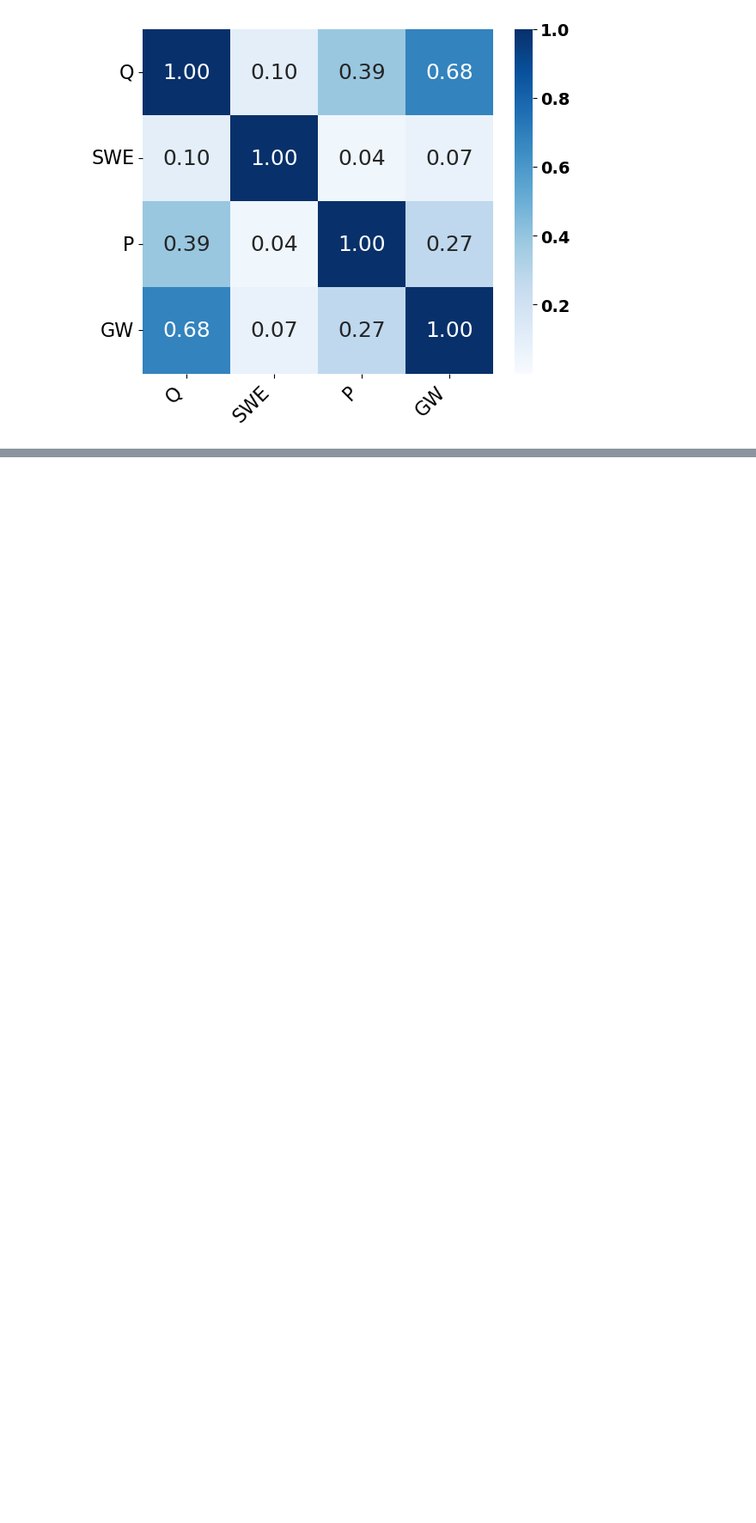
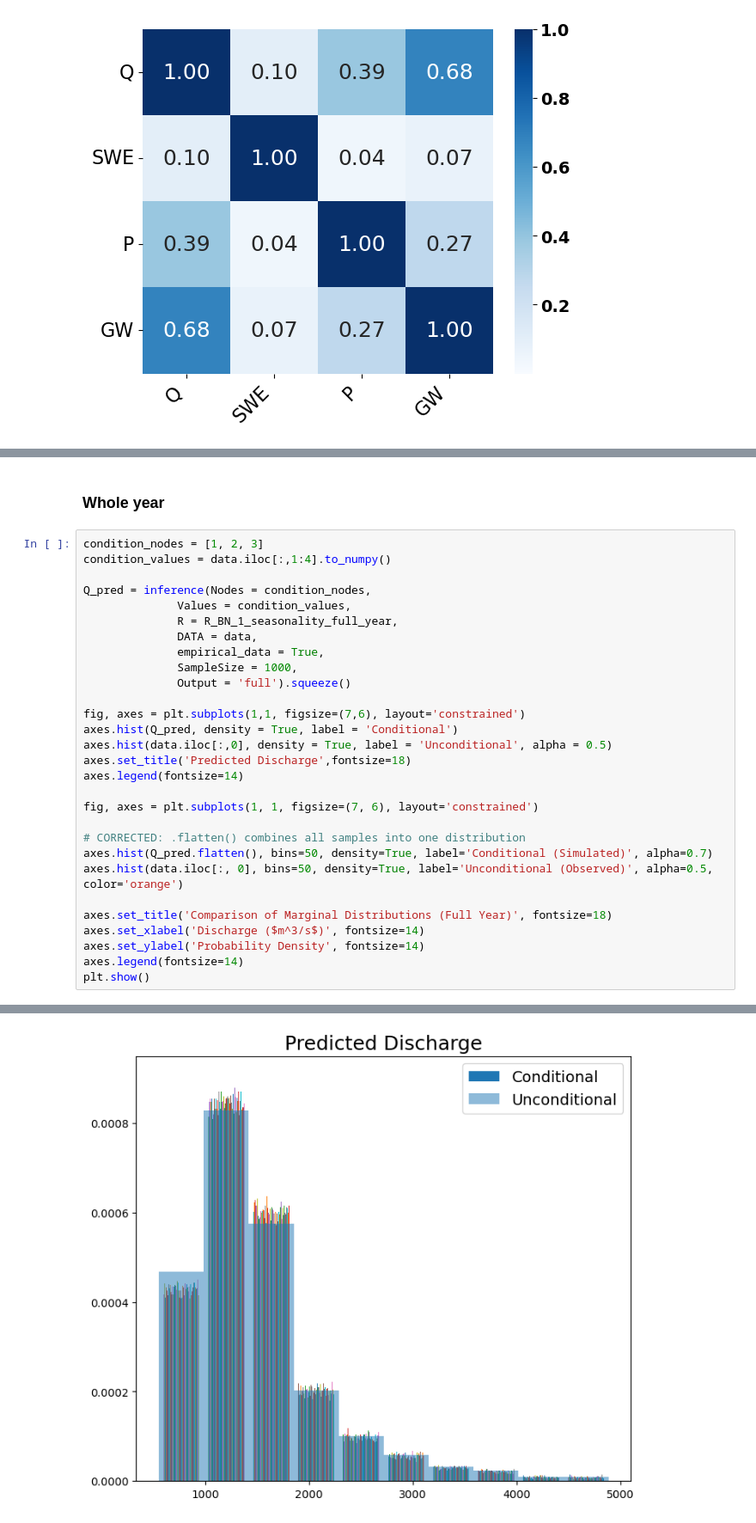
Before and after one commit to Loe-SS/MORE, a Jupyter notebook: NPBN_Analysis.ipynb, the cells around one changed output, grey strips where cells are left out. Shown at 86% size. Saved outputs shown, nothing was run; the diff lists cells and outputs as text; blank space fills up the shorter version.

```diff
--- a/NPBN_Analysis.ipynb
+++ b/NPBN_Analysis.ipynb
@@ -947,0 +965,32 @@ plt.show()
+# %% [markdown]
+### Whole year
+# %%
+condition_nodes = [1, 2, 3]
+condition_values = data.iloc[:,1:4].to_numpy()
+
+Q_pred = inference(Nodes = condition_nodes,
+              Values = condition_values,
+              R = R_BN_1_seasonality_full_year,
+              DATA = data,
+              empirical_data = True,
+              SampleSize = 1000,
+              Output = 'full').squeeze()
+
+fig, axes = plt.subplots(1,1, figsize=(7,6), layout='constrained')
+axes.hist(Q_pred, density = True, label = 'Conditional')
+axes.hist(data.iloc[:,0], density = True, label = 'Unconditional', alpha = 0.5)
+axes.set_title('Predicted Discharge',fontsize=18)
+axes.legend(fontsize=14)
+
+fig, axes = plt.subplots(1, 1, figsize=(7, 6), layout='constrained')
+
+# CORRECTED: .flatten() combines all samples into one distribution
+axes.hist(Q_pred.flatten(), bins=50, density=True, label='Conditional (Simulated)', alpha=0.7)
+axes.hist(data.iloc[:, 0], bins=50, density=True, label='Unconditional (Observed)', alpha=0.5, color='orange')
+
+axes.set_title('Comparison of Marginal Distributions (Full Year)', fontsize=18)
+axes.set_xlabel('Discharge ($m^3/s$)', fontsize=14)
+axes.set_ylabel('Probability Density', fontsize=14)
+axes.legend(fontsize=14)
+plt.show()
+# %% [output]
@@ -947,0 +1014 @@ plt.show()
+[figure, added]
```
Also changed, not shown: parts of 14 cells of this notebook, 3 other files.
